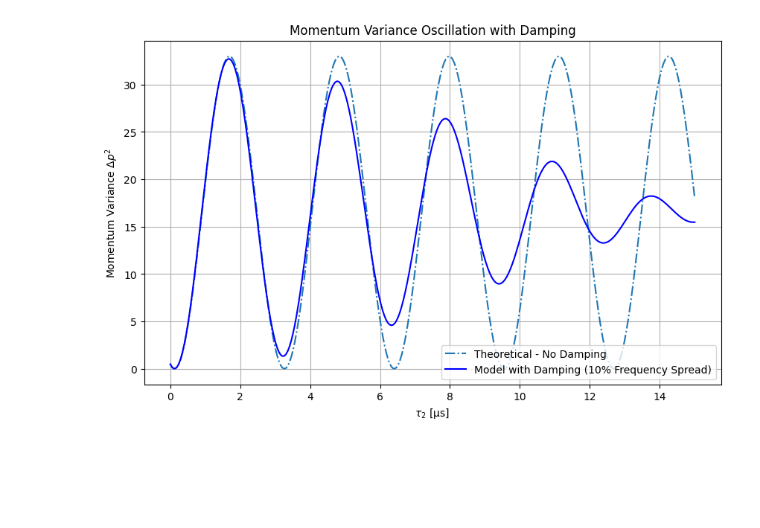
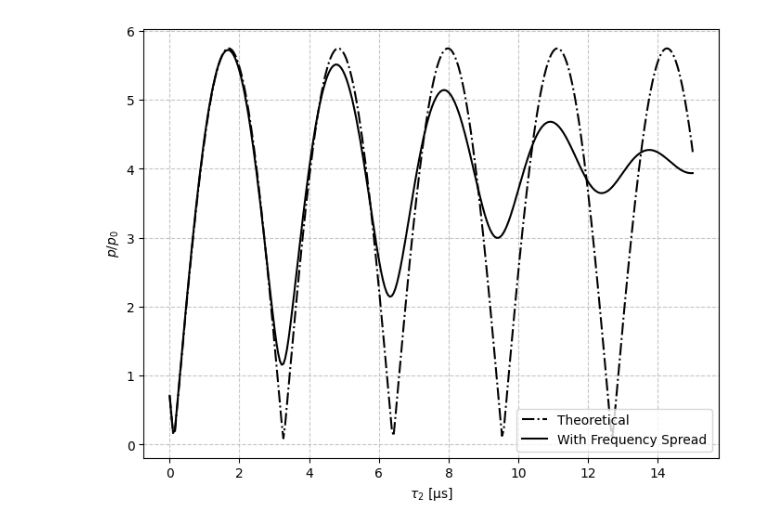
Before and after one commit to Coperr/quantum-optics, a Jupyter notebook: TD3_Homework_damping_of_the_oscillations.ipynb, the cells around one changed output. Drawn from its saved outputs; the diff is of its cells as text; code cells hidden in the pictures; blank space fills up the shorter version.

```diff
--- a/TD3_Homework_damping_of_the_oscillations.ipynb
+++ b/TD3_Homework_damping_of_the_oscillations.ipynb
@@ -1,38 +1,40 @@
 # %%
 # Rayan Trabelsi
 
 import numpy as np
 import matplotlib.pyplot as plt
 
 tau1 = 8  # tau1 value from the article in microseconds
 
-tau2_vals = np.linspace(0, 15, 300)  # tau2 values (in microseconds)
+tau2_vals = np.linspace(0, 15, 300)  # tau2 values in microseconds
 
 omega_osc_center = 1.0  # normalized central frequency
 frequency_spread = 0.1  # 10% spread
 
-def momentum_variance(tau1, tau2, omega):
+def momentum_spread_ratio(tau1, tau2, omega):
     phi = np.arctan2(2, omega*tau1)
-    return 0.5 * (1 + (omega*tau1)**2/2 - omega*tau1*np.sqrt(1 + (omega*tau1)**2/4) *
-                  np.cos(2*omega*tau2 - phi))
+    return np.sqrt(0.5 * (1 + (omega*tau1)**2/2 - omega*tau1*np.sqrt(1 + (omega*tau1)**2/4) *
+                         np.cos(2*omega*tau2 - phi)))
 
 # theoretical without damping
-variance_no_damping = momentum_variance(tau1, tau2_vals, omega_osc_center)
+ratio_no_damping = momentum_spread_ratio(tau1, tau2_vals, omega_osc_center)
 
 # averaged over frequency spread
 omega_osc_vals = np.linspace(omega_osc_center * (1 - frequency_spread),
                             omega_osc_center * (1 + frequency_spread), 20)
-variance_damped = np.mean([momentum_variance(tau1, tau2_vals, omega) for omega in omega_osc_vals], axis=0)
 
-# plotting
-plt.figure(figsize=(10, 6))
-plt.plot(tau2_vals, variance_no_damping, '-.', label="Theoretical - No Damping")
-plt.plot(tau2_vals, variance_damped, '', label="Model with Damping (10% Frequency Spread)", color='blue')
+variances = [momentum_spread_ratio(tau1, tau2_vals, omega)**2 for omega in omega_osc_vals]
+ratio_damped = np.sqrt(np.mean(variances, axis=0))
+
+
+plt.figure(figsize=(8, 6))
+plt.plot(tau2_vals, ratio_no_damping, '-.', label="Theoretical", color='black')
+plt.plot(tau2_vals, ratio_damped, '-', label="With Frequency Spread", color='black')
 plt.xlabel(r"$\tau_2$ [μs]")
-plt.ylabel(r"Momentum Variance $\Delta p^2$")
-plt.title("Momentum Variance Oscillation with Damping")
+plt.ylabel(r"$p/p_0$")
+plt.grid(True, linestyle='--', alpha=0.7)
 plt.legend()
-plt.grid(True)
+
 plt.show()
 # %% [output]
-[figure, old version]
+[figure, new version]
```
